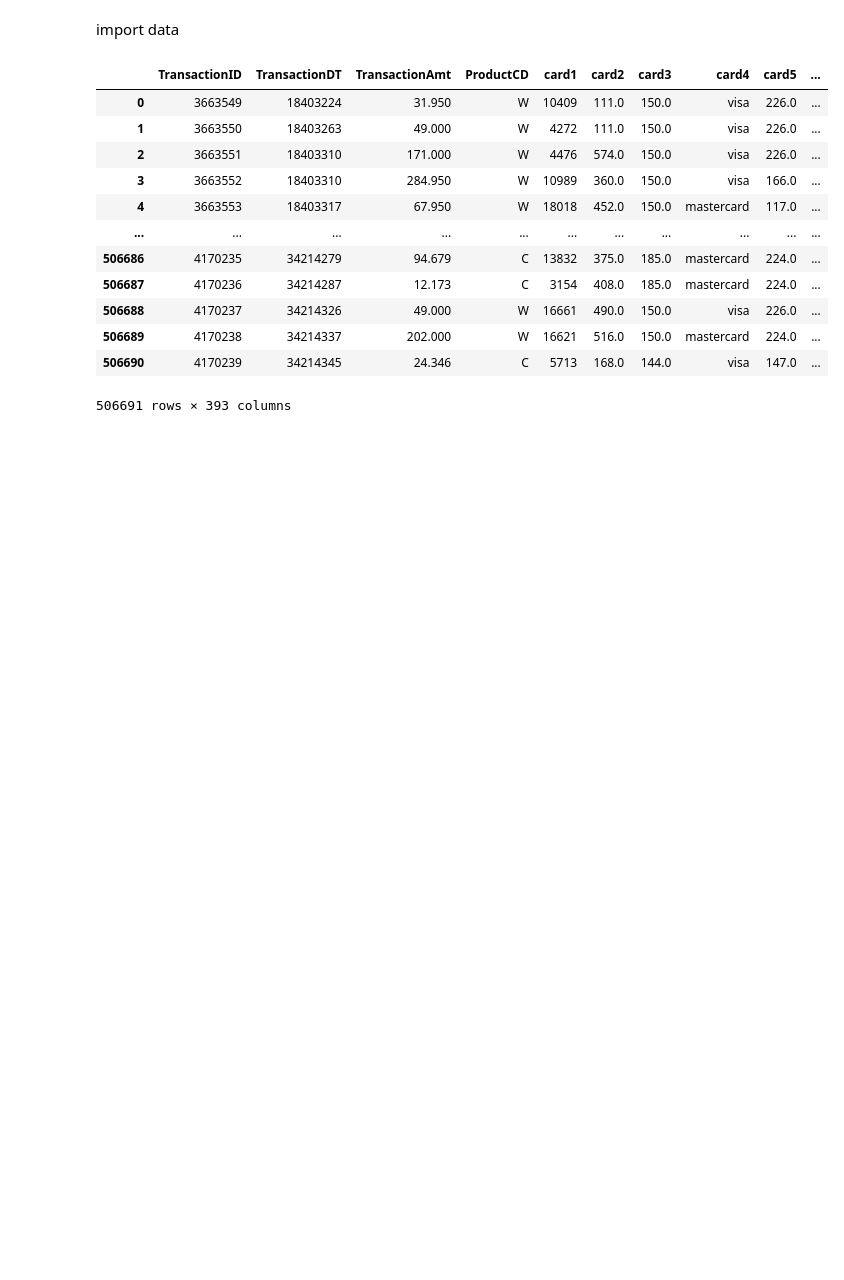
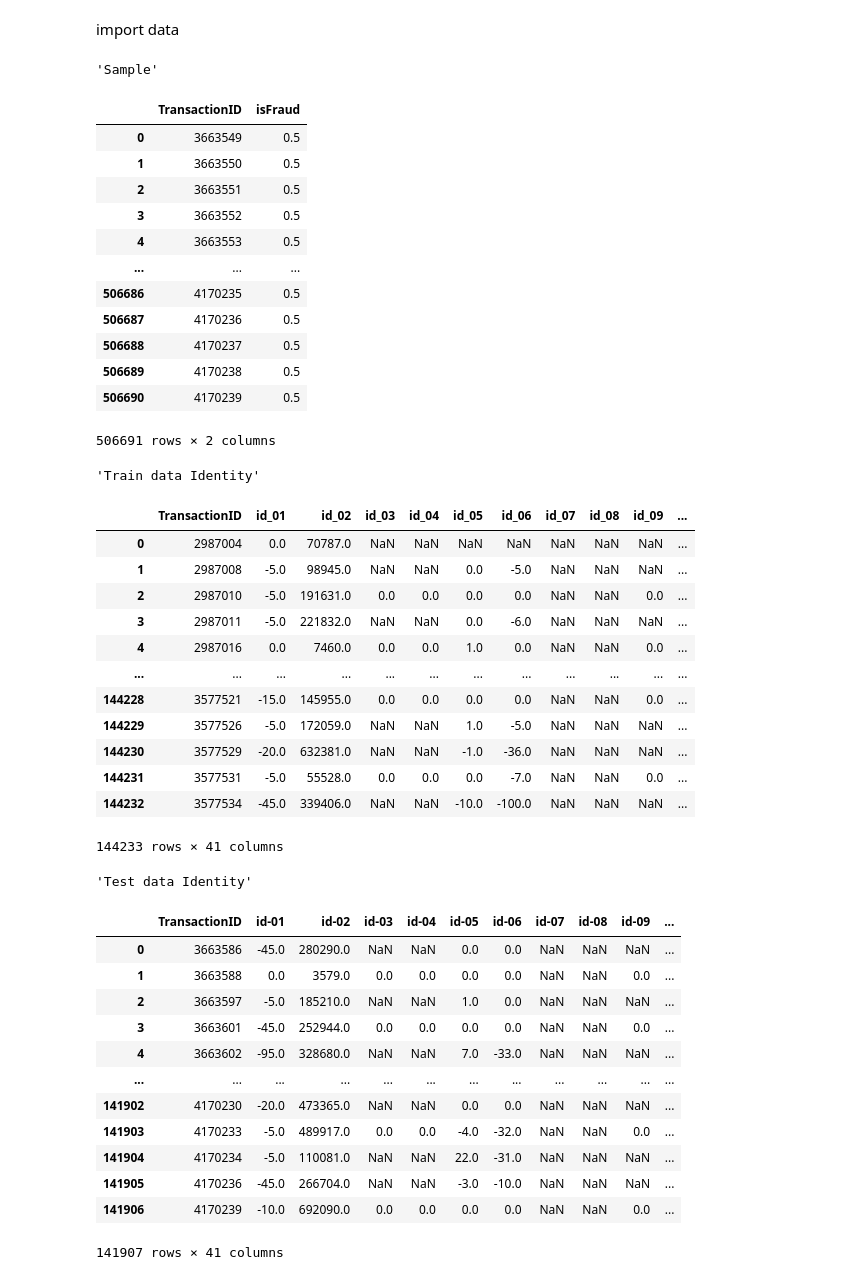
Before and after one commit to TeetyK/FinTech_AI, a Jupyter notebook: Fraud_Detection.ipynb, the cells around one changed output. Drawn from its saved outputs; the diff is of its cells as text; code cells hidden in the pictures; blank space fills up the shorter version.

```diff
--- a/Fraud_Detection.ipynb
+++ b/Fraud_Detection.ipynb
@@ -10,18 +10,56 @@ train_trans = pd.read_csv('.\\datasets\\ieee-fraud-detection\\train_transaction.
 test_id = pd.read_csv('.\\datasets\\ieee-fraud-detection\\test_identity.csv')
 test_trans = pd.read_csv('.\\datasets\\ieee-fraud-detection\\test_transaction.csv')
 # %%
-test_trans
+display("Sample")
+display(sample_submission)
+display("Train data Identity")
+display(train_id)
+display("Test data Identity")
+display(test_id)
+display("Train data Transaction")
+display(train_trans)
+display("Test data Transaction")
+display(test_trans)
 # %% [output]
+'Sample'
-|  | TransactionID | TransactionDT | TransactionAmt | ProductCD | card1 | card2 | card3 | card4 | card5 | ... |
-| 0 | 3663549 | 18403224 | 31.950 | W | 10409 | 111.0 | 150.0 | visa | 226.0 | ... |
-| 1 | 3663550 | 18403263 | 49.000 | W | 4272 | 111.0 | 150.0 | visa | 226.0 | ... |
-| 2 | 3663551 | 18403310 | 171.000 | W | 4476 | 574.0 | 150.0 | visa | 226.0 | ... |
-| 3 | 3663552 | 18403310 | 284.950 | W | 10989 | 360.0 | 150.0 | visa | 166.0 | ... |
-| 4 | 3663553 | 18403317 | 67.950 | W | 18018 | 452.0 | 150.0 | mastercard | 117.0 | ... |
-| ... | ... | ... | ... | ... | ... | ... | ... | ... | ... | ... |
-| 506686 | 4170235 | 34214279 | 94.679 | C | 13832 | 375.0 | 185.0 | mastercard | 224.0 | ... |
-| 506687 | 4170236 | 34214287 | 12.173 | C | 3154 | 408.0 | 185.0 | mastercard | 224.0 | ... |
-| 506688 | 4170237 | 34214326 | 49.000 | W | 16661 | 490.0 | 150.0 | visa | 226.0 | ... |
-| 506689 | 4170238 | 34214337 | 202.000 | W | 16621 | 516.0 | 150.0 | mastercard | 224.0 | ... |
-| 506690 | 4170239 | 34214345 | 24.346 | C | 5713 | 168.0 | 144.0 | visa | 147.0 | ... |
+|  | TransactionID | isFraud |
+| 0 | 3663549 | 0.5 |
+| 1 | 3663550 | 0.5 |
+| 2 | 3663551 | 0.5 |
+| 3 | 3663552 | 0.5 |
+| 4 | 3663553 | 0.5 |
+| ... | ... | ... |
+| 506686 | 4170235 | 0.5 |
+| 506687 | 4170236 | 0.5 |
+| 506688 | 4170237 | 0.5 |
+| 506689 | 4170238 | 0.5 |
+| 506690 | 4170239 | 0.5 |
-506691 rows × 393 columns
+506691 rows × 2 columns
+'Train data Identity'
+|  | TransactionID | id_01 | id_02 | id_03 | id_04 | id_05 | id_06 | id_07 | id_08 | id_09 | ... |
+| 0 | 2987004 | 0.0 | 70787.0 | NaN | NaN | NaN | NaN | NaN | NaN | NaN | ... |
+| 1 | 2987008 | -5.0 | 98945.0 | NaN | NaN | 0.0 | -5.0 | NaN | NaN | NaN | ... |
+| 2 | 2987010 | -5.0 | 191631.0 | 0.0 | 0.0 | 0.0 | 0.0 | NaN | NaN | 0.0 | ... |
+| 3 | 2987011 | -5.0 | 221832.0 | NaN | NaN | 0.0 | -6.0 | NaN | NaN | NaN | ... |
+| 4 | 2987016 | 0.0 | 7460.0 | 0.0 | 0.0 | 1.0 | 0.0 | NaN | NaN | 0.0 | ... |
+| ... | ... | ... | ... | ... | ... | ... | ... | ... | ... | ... | ... |
+| 144228 | 3577521 | -15.0 | 145955.0 | 0.0 | 0.0 | 0.0 | 0.0 | NaN | NaN | 0.0 | ... |
+| 144229 | 3577526 | -5.0 | 172059.0 | NaN | NaN | 1.0 | -5.0 | NaN | NaN | NaN | ... |
+| 144230 | 3577529 | -20.0 | 632381.0 | NaN | NaN | -1.0 | -36.0 | NaN | NaN | NaN | ... |
+| 144231 | 3577531 | -5.0 | 55528.0 | 0.0 | 0.0 | 0.0 | -7.0 | NaN | NaN | 0.0 | ... |
+| 144232 | 3577534 | -45.0 | 339406.0 | NaN | NaN | -10.0 | -100.0 | NaN | NaN | NaN | ... |
+144233 rows × 41 columns
+'Test data Identity'
+|  | TransactionID | id-01 | id-02 | id-03 | id-04 | id-05 | id-06 | id-07 | id-08 | id-09 | ... |
+| 0 | 3663586 | -45.0 | 280290.0 | NaN | NaN | 0.0 | 0.0 | NaN | NaN | NaN | ... |
+| 1 | 3663588 | 0.0 | 3579.0 | 0.0 | 0.0 | 0.0 | 0.0 | NaN | NaN | 0.0 | ... |
+| 2 | 3663597 | -5.0 | 185210.0 | NaN | NaN | 1.0 | 0.0 | NaN | NaN | NaN | ... |
+| 3 | 3663601 | -45.0 | 252944.0 | 0.0 | 0.0 | 0.0 | 0.0 | NaN | NaN | 0.0 | ... |
+| 4 | 3663602 | -95.0 | 328680.0 | NaN | NaN | 7.0 | -33.0 | NaN | NaN | NaN | ... |
+| ... | ... | ... | ... | ... | ... | ... | ... | ... | ... | ... | ... |
+| 141902 | 4170230 | -20.0 | 473365.0 | NaN | NaN | 0.0 | 0.0 | NaN | NaN | NaN | ... |
+| 141903 | 4170233 | -5.0 | 489917.0 | 0.0 | 0.0 | -4.0 | -32.0 | NaN | NaN | 0.0 | ... |
+| 141904 | 4170234 | -5.0 | 110081.0 | NaN | NaN | 22.0 | -31.0 | NaN | NaN | NaN | ... |
+| 141905 | 4170236 | -45.0 | 266704.0 | NaN | NaN | -3.0 | -10.0 | NaN | NaN | NaN | ... |
+| 141906 | 4170239 | -10.0 | 692090.0 | 0.0 | 0.0 | 0.0 | 0.0 | NaN | NaN | 0.0 | ... |
+141907 rows × 41 columns
```
Also changed, not shown: parts of 5 cells of this notebook.
